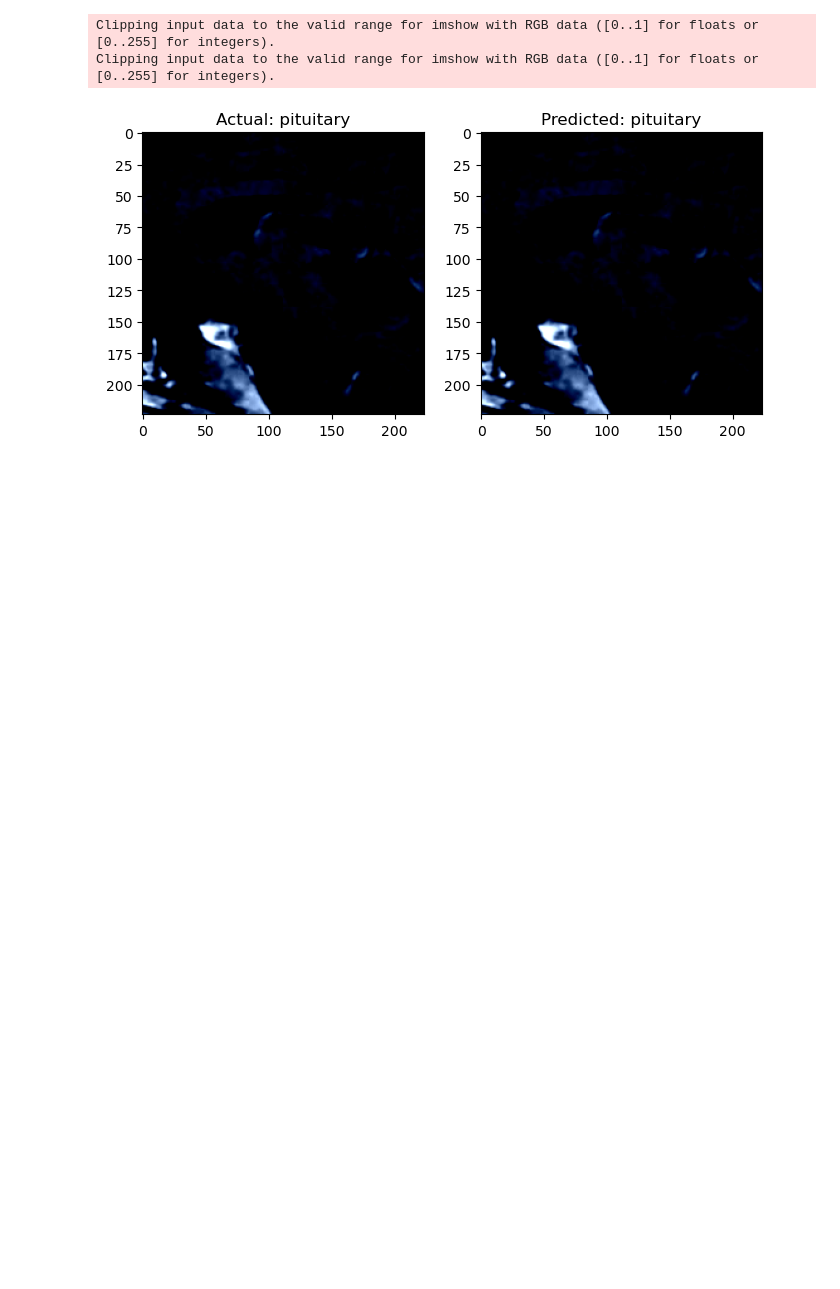
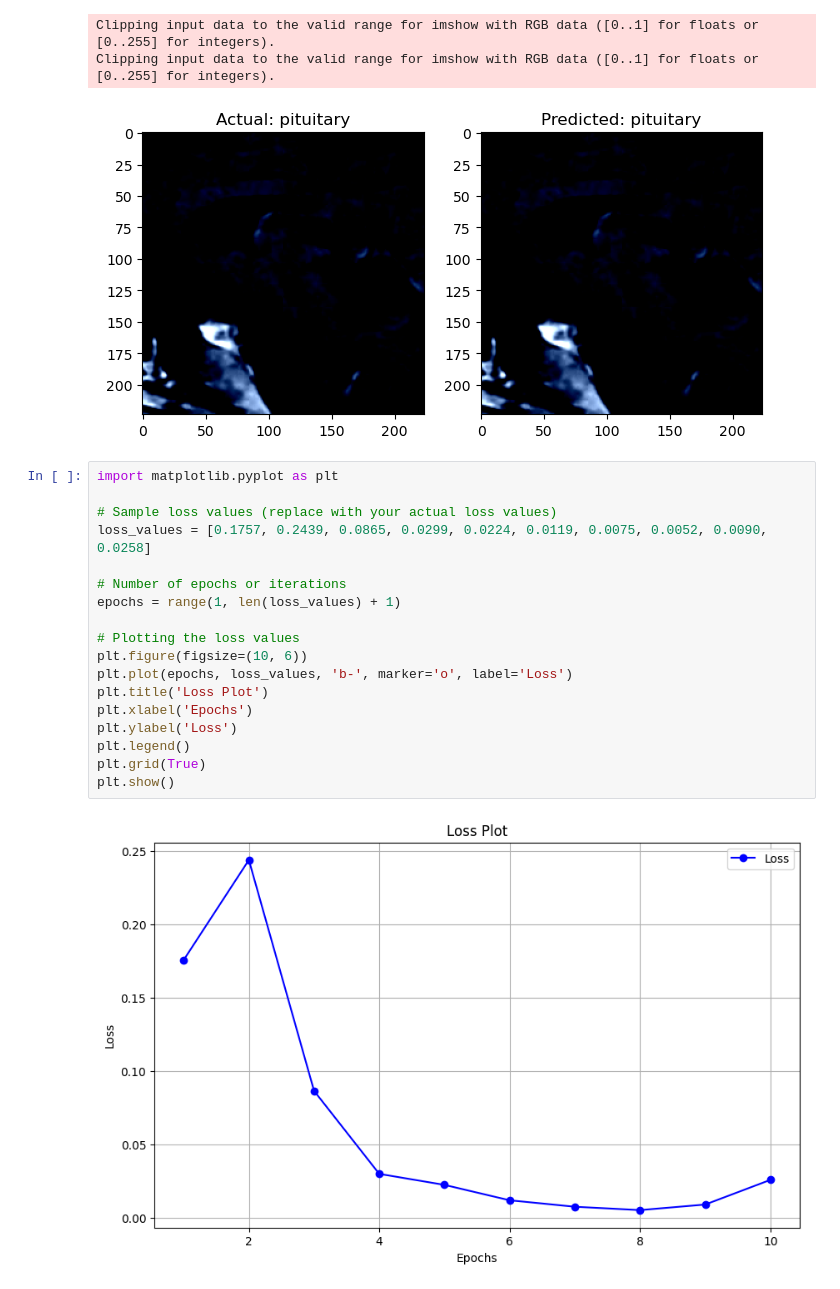
Before and after one commit to JinThong/ML_group_24, a Jupyter notebook: resnet.ipynb, the cells around one changed output. Cells and saved outputs as stored; diff of their text form; blank space fills up the shorter version.

Commit message:
Added loss plot for resnet

```diff
--- a/resnet.ipynb
+++ b/resnet.ipynb
@@ -168,3 +168,23 @@ show_prediction(random_index, test_dataset, model, device)
 Clipping input data to the valid range for imshow with RGB data ([0..1] for floats or [0..255] for integers).
 Clipping input data to the valid range for imshow with RGB data ([0..1] for floats or [0..255] for integers).
 [figure]
+# %%
+import matplotlib.pyplot as plt
+
+# Sample loss values (replace with your actual loss values)
+loss_values = [0.1757, 0.2439, 0.0865, 0.0299, 0.0224, 0.0119, 0.0075, 0.0052, 0.0090, 0.0258]
+
+# Number of epochs or iterations
+epochs = range(1, len(loss_values) + 1)
+
+# Plotting the loss values
+plt.figure(figsize=(10, 6))
+plt.plot(epochs, loss_values, 'b-', marker='o', label='Loss')
+plt.title('Loss Plot')
+plt.xlabel('Epochs')
+plt.ylabel('Loss')
+plt.legend()
+plt.grid(True)
+plt.show()
+# %% [output]
+[figure, added]
```
